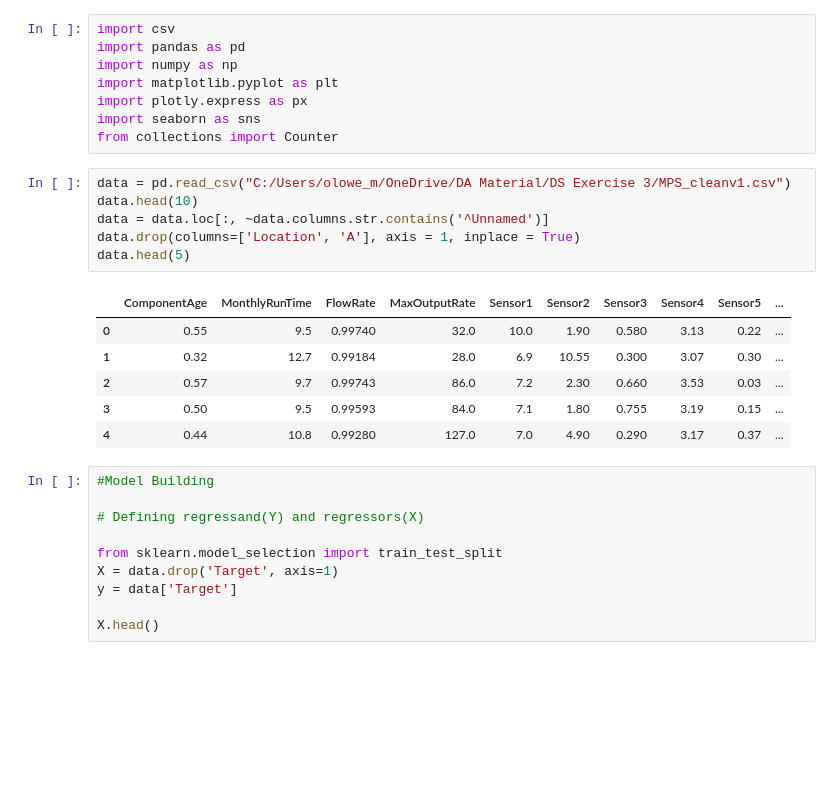
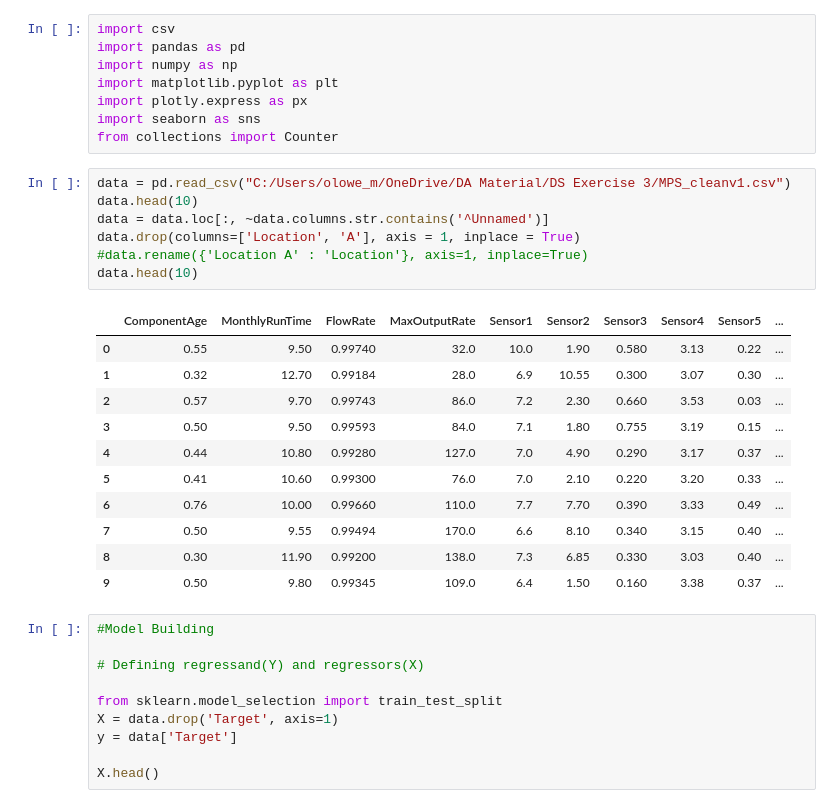
Before and after one commit to molowe1/MarineSystemBC, a Jupyter notebook: MPS_model.ipynb, the cells around one changed output. Cells and saved outputs as stored; diff of their text form; blank space fills up the shorter version.

```diff
--- a/MPS_model.ipynb
+++ b/MPS_model.ipynb
@@ -9,16 +9,22 @@ from collections import Counter
 # %%
 data = pd.read_csv("C:/Users/olowe_m/OneDrive/DA Material/DS Exercise 3/MPS_cleanv1.csv")
 data.head(10)
 data = data.loc[:, ~data.columns.str.contains('^Unnamed')]
 data.drop(columns=['Location', 'A'], axis = 1, inplace = True)
-data.head(5)
+#data.rename({'Location A' : 'Location'}, axis=1, inplace=True)
+data.head(10)
 # %% [output]
 |  | ComponentAge | MonthlyRunTime | FlowRate | MaxOutputRate | Sensor1 | Sensor2 | Sensor3 | Sensor4 | Sensor5 | ... |
-| 0 | 0.55 | 9.5 | 0.99740 | 32.0 | 10.0 | 1.90 | 0.580 | 3.13 | 0.22 | ... |
-| 1 | 0.32 | 12.7 | 0.99184 | 28.0 | 6.9 | 10.55 | 0.300 | 3.07 | 0.30 | ... |
-| 2 | 0.57 | 9.7 | 0.99743 | 86.0 | 7.2 | 2.30 | 0.660 | 3.53 | 0.03 | ... |
-| 3 | 0.50 | 9.5 | 0.99593 | 84.0 | 7.1 | 1.80 | 0.755 | 3.19 | 0.15 | ... |
-| 4 | 0.44 | 10.8 | 0.99280 | 127.0 | 7.0 | 4.90 | 0.290 | 3.17 | 0.37 | ... |
+| 0 | 0.55 | 9.50 | 0.99740 | 32.0 | 10.0 | 1.90 | 0.580 | 3.13 | 0.22 | ... |
+| 1 | 0.32 | 12.70 | 0.99184 | 28.0 | 6.9 | 10.55 | 0.300 | 3.07 | 0.30 | ... |
+| 2 | 0.57 | 9.70 | 0.99743 | 86.0 | 7.2 | 2.30 | 0.660 | 3.53 | 0.03 | ... |
+| 3 | 0.50 | 9.50 | 0.99593 | 84.0 | 7.1 | 1.80 | 0.755 | 3.19 | 0.15 | ... |
+| 4 | 0.44 | 10.80 | 0.99280 | 127.0 | 7.0 | 4.90 | 0.290 | 3.17 | 0.37 | ... |
+| 5 | 0.41 | 10.60 | 0.99300 | 76.0 | 7.0 | 2.10 | 0.220 | 3.20 | 0.33 | ... |
+| 6 | 0.76 | 10.00 | 0.99660 | 110.0 | 7.7 | 7.70 | 0.390 | 3.33 | 0.49 | ... |
+| 7 | 0.50 | 9.55 | 0.99494 | 170.0 | 6.6 | 8.10 | 0.340 | 3.15 | 0.40 | ... |
+| 8 | 0.30 | 11.90 | 0.99200 | 138.0 | 7.3 | 6.85 | 0.330 | 3.03 | 0.40 | ... |
+| 9 | 0.50 | 9.80 | 0.99345 | 109.0 | 6.4 | 1.50 | 0.160 | 3.38 | 0.37 | ... |
 # %%
 #Model Building
 
```
Also changed, not shown: parts of 24 cells of this notebook, 3 other files.
